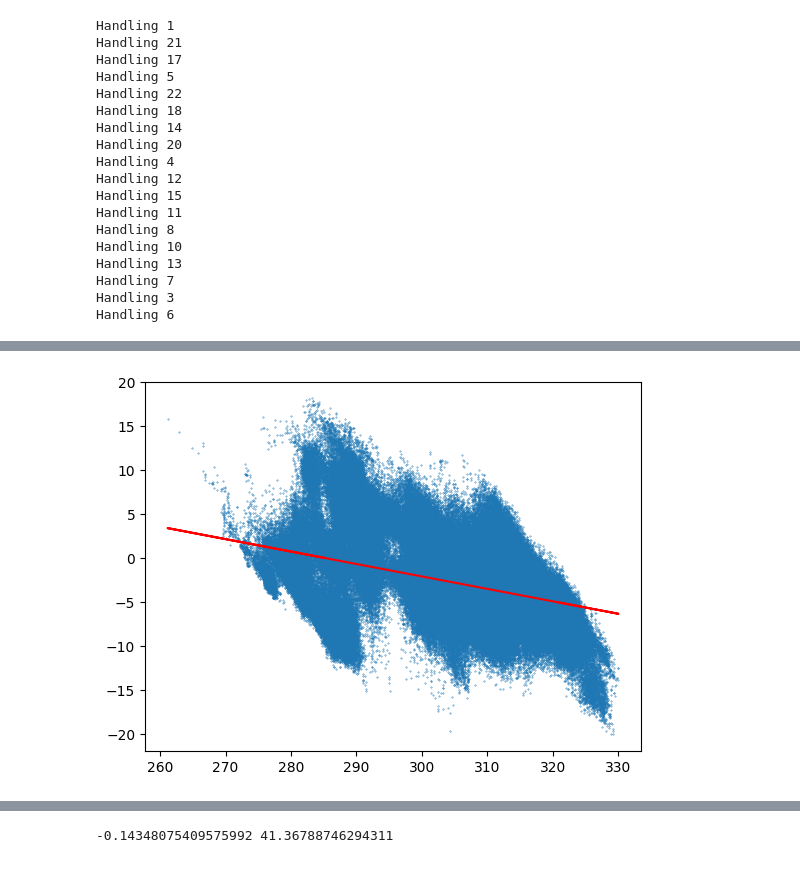
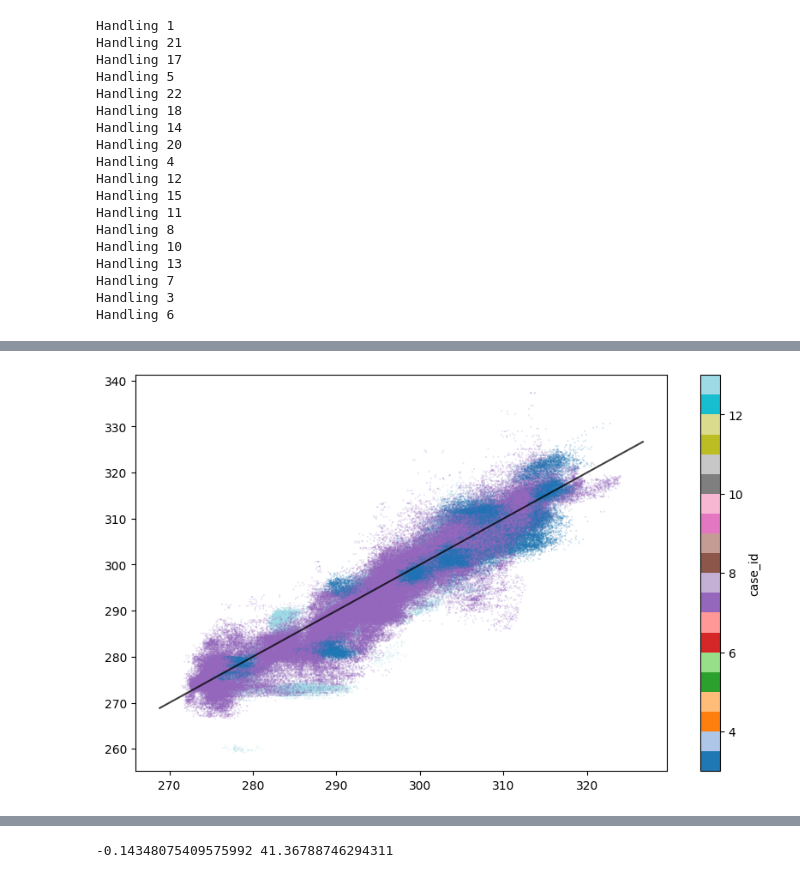
Before and after one commit to thomaslu678/Praxis-Lab-25-26, a Jupyter notebook: clean/16_VIT_No_Test.ipynb, the cells around one changed output, grey strips where cells are left out. Saved outputs shown, nothing was run; the diff lists cells and outputs as text; code cells hidden in the pictures.

```diff
--- a/clean/16_VIT_No_Test.ipynb
+++ b/clean/16_VIT_No_Test.ipynb
@@ -2458,13 +2556,38 @@ plt.show()
+# %%
+case_ids = [ref.case_id for ref in val_results['sample_refs']]
+
+plt.figure(figsize=(10, 6))
+
+plt.scatter(
+    val_results['predictions_K'],
+    val_results['targets_K'],
+    c=pd.Categorical(case_ids),
+    cmap='tab20',
+    s=0.01,
+    zorder=1
+)
+
+lims = plt.xlim()
+plt.plot(lims, lims, color='black', alpha=0.75, zorder=2)
+
+plt.colorbar(label='case_id')
+
+plt.show()
+# %% [output]
+[figure, added]
 # %%
-plt.scatter(test_results['targets_K'], test_results['errors_K'], s=0.1, zorder=1)
-lims = plt.xlim()
-# plt.plot(lims, lims, color='black', alpha=0.75, zorder=2)
+def plot_target_vs_error(results):
 
-m, b = np.polyfit(test_results['targets_K'], test_results['errors_K'], deg=1)
+    plt.scatter(results['targets_K'], results['errors_K'], s=0.1, zorder=1)
+    lims = plt.xlim()
+    # plt.plot(lims, lims, color='black', alpha=0.75, zorder=2)
 
-# 3. Add the regression line to the plot
-plt.plot(test_results['targets_K'], m * test_results['targets_K'] + b, color="red", label="Regression line")
+    m, b = np.polyfit(results['targets_K'], results['errors_K'], deg=1)
 
-plt.show()
+    # 3. Add the regression line to the plot
+    plt.plot(results['targets_K'], m * results['targets_K'] + b, color="red", label="Regression line")
+
+    plt.xlabel("Targets")
+    plt.ylabel("Errors")
+
+    plt.show()
-# %% [output]
-[figure, removed]
```
Also changed, not shown: parts of 18 cells of this notebook.
